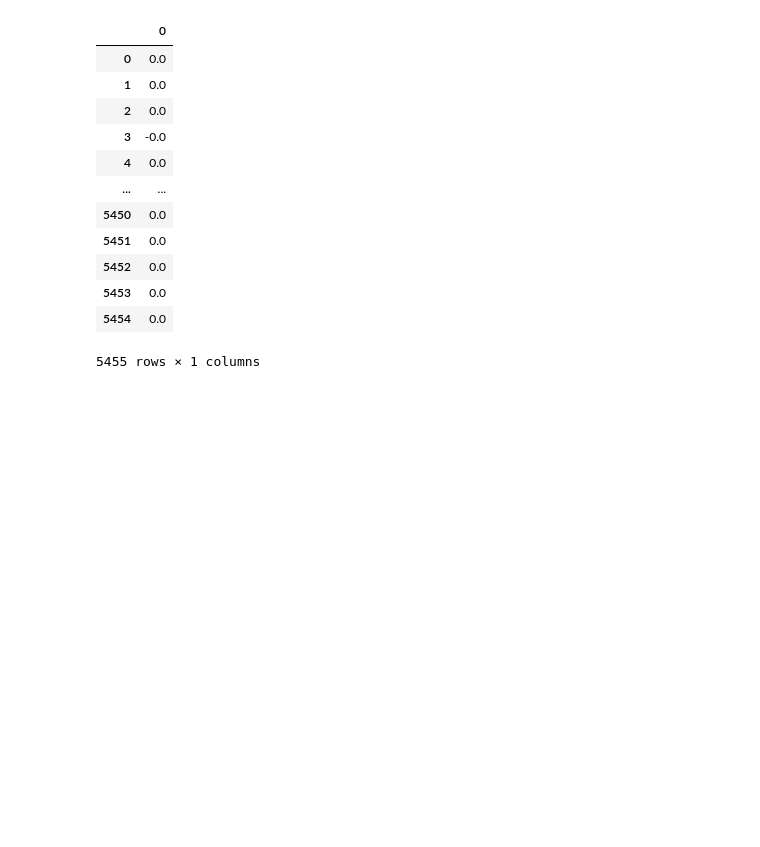
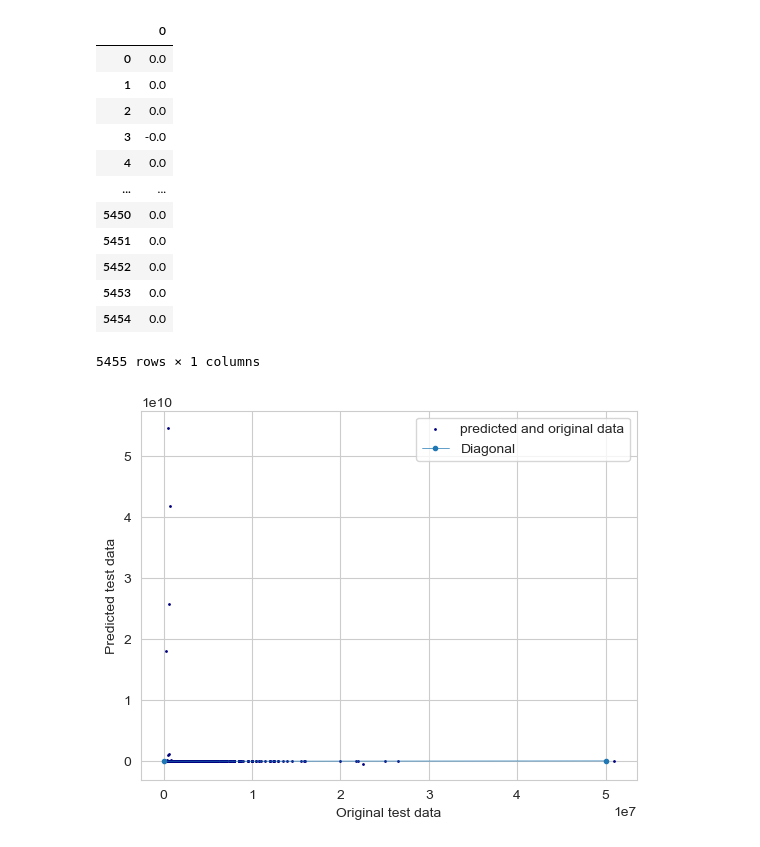
Before and after one commit to QiZhang777777/SODAS2023, a Jupyter notebook: EXAM/model_Lasso.ipynb, the cells around one changed output. Cells and saved outputs as stored; diff of their text form; code cells hidden in the pictures; blank space fills up the shorter version.

```diff
--- a/EXAM/model_Lasso.ipynb
+++ b/EXAM/model_Lasso.ipynb
@@ -289,3 +230,24 @@ coefs
 | 5453 | 0.0 |
 | 5454 | 0.0 |
 5455 rows × 1 columns
+# %%
+## plotting predicted data against real data
+degree = 3
+optimal_lambda = [780.382806346953,241549811143583808.000]
+seed = 17082023
+pipe_lassoCV = make_pipeline(PolynomialFeatures(degree=degree,include_bias=False),
+                             StandardScaler(),
+                             Lasso(alpha=optimal_lambda[0], random_state=seed))
+model = pipe_lassoCV
+model.fit(X_dev,y_dev)
+y_test_predict = model.predict(X_test)
+
+plt.scatter(y_test,y_test_predict, s= 1,c='navy',label='predicted and original data')
+plt.plot([0,50000000],[0,50000000], linewidth=0.5,marker='.',label='Diagonal')
+plt.xlabel('Original test data')
+plt.ylabel('Predicted test data')
+plt.legend()
+plt.savefig('LASSOCV_ori_vs_pred',bbox_inches='tight')
+plt.show()
+# %% [output]
+[figure, added]
```
Also changed, not shown: parts of 3 cells of this notebook, 10 other files.
